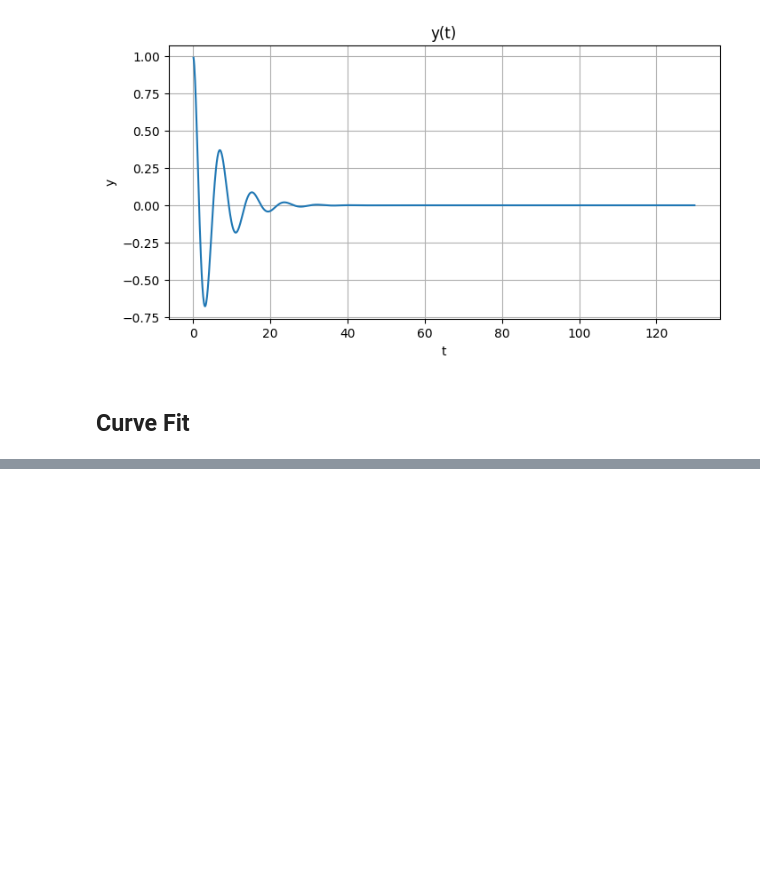
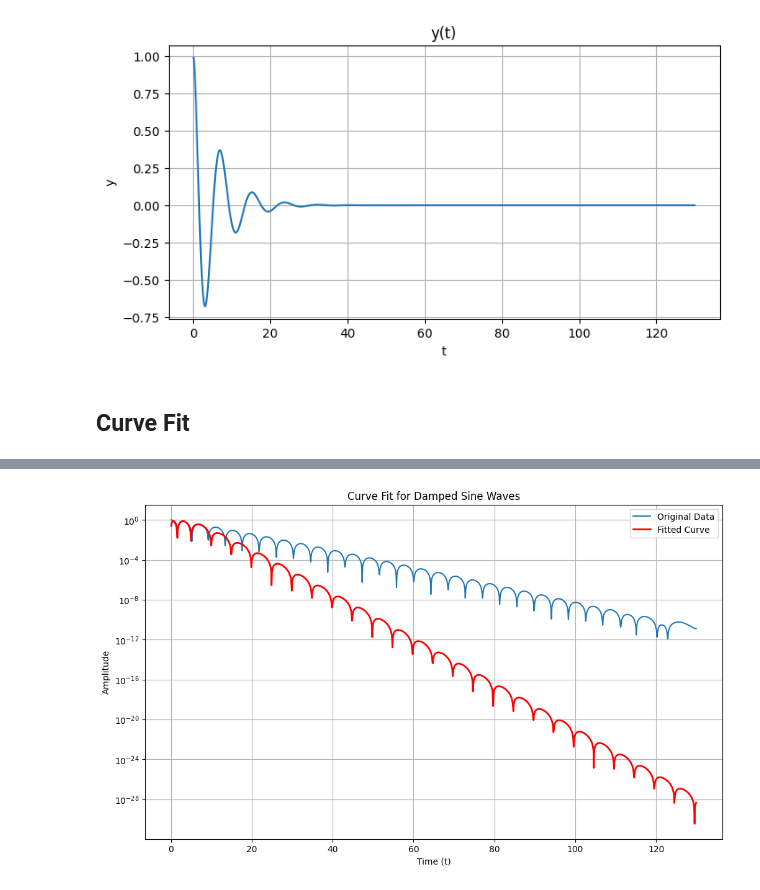
Before and after one commit to keiichirokubota/varpro, a Jupyter notebook: varpro.ipynb, the cells around one changed output, grey strips where cells are left out. Saved outputs shown, nothing was run; the diff lists cells and outputs as text; code cells hidden in the pictures; blank space fills up the shorter version.

```diff
--- a/varpro.ipynb
+++ b/varpro.ipynb
@@ -125,3 +120,18 @@ plt.ylim(0.17, 0.23)
+# %%
+initial_guess = [
+    1.0,  # A1
+    # -0.2116451411183, # lambda1
+    # 0.7391984327078,  # omega1
+    - 0.17792, # lambda1
+    0.74734,  # omega1
+    0,    # phi1
+    0.8,  # A2
+    # -0.217234709569, # lambda2
+    # 0.736312554, # omega2
+    -0.54783, # lambda2
+    0.693422, # omega2
+    0     # phi2
+]
 # %%
 import matplotlib.pyplot as plt
 import numpy as np
@@ -239,0 +288,67 @@ TypeError: close() argument must be a Figure, an int, a string, or None, not <cl
+# %%
+import numpy as np
+from scipy.optimize import curve_fit
+import matplotlib.pyplot as plt
+
+def fit_func(t, A1, A2, A3, A4, lambda1, omega1):
+    """
+    フィッティング対象の関数：2つの減衰正弦波の和
+    f(t) = A1*exp(lambda1*t)*sin(omega1*t+phi1) + A2*exp(lambda2*t)*sin(omega2*t+phi2)
+    """
+    return (A1 + A2 * t ) * np.exp(lambda1 * t) * np.sin(omega1 * t ) + (A3 + A4 * t ) * np.exp(lambda1 * t) * np.sin(omega1 * t )
+
+
+# --- 2. カーブフィッティングの実行 ---
+# パラメータの初期推測値 (p0)
+# 良い初期値を与えることがフィッティング成功の鍵となります。
+# データを見て、おおよその値を推測します。
+initial_guess = [
+    1.0,  # A1
+    1.0,  # A2
+    1.0,  # A3
+    1.0,  # A4
+    # -0.2116451411183, # lambda1
+    # 0.7391984327078,  # omega1
+    - 0.17792, # lambda1
+    0.74734  # omega1
+]
+
+# パラメータの境界 (bounds) を設定 (オプションですが推奨)
+# A > 0, lambda < 0 など、物理的な制約を設けることで収束しやすくなります。
+bounds = (
+    [-np.inf, -np.inf, -np.inf, -np.inf, -np.inf, -2*np.pi,], # 下限
+    [np.inf, np.inf, np.inf, np.inf, np.inf, 2*np.pi]  # 上限
+)
+
+try:
+    # curve_fit を実行
+    popt, pcov = curve_fit(
+        fit_func,
+        t_data,
+        y_data,
+        p0=initial_guess,
+        bounds=bounds,
+        maxfev=10000 # 計算回数の上限を増やす
+    )
+
+    # --- 3. 結果の表示 ---
+    print("フィッティングで得られた最適パラメータ:")
+    param_names = ['A1', 'A2', 'A3', 'A4', 'lambda1', 'omega1']
+    for name, value in zip(param_names, popt):
+        print(f"{name:>8s}: {value:.4f}")
+
+    # --- 4. 結果のプロット ---
+    plt.figure(figsize=(12, 7))
+    plt.semilogy(t_data, np.abs(y_data), label='Original Data')
+    plt.semilogy(t_data, np.abs(fit_func(t_data, *popt)), label='Fitted Curve', color='red', linewidth=2)
+    plt.title('Curve Fit for Damped Sine Waves')
+    plt.xlabel('Time (t)')
+    plt.ylabel('Amplitude')
+    plt.legend()
+    plt.grid(True)
+    plt.show()
+
+except RuntimeError as e:
+    print(f"フィッティングに失敗しました: {e}")
+    print("初期推測値(p0)や境界(bounds)を見直してください。")
+# %% [output]
@@ -239,0 +362 @@ TypeError: close() argument must be a Figure, an int, a string, or None, not <cl
+[figure, added]
```
Also changed, not shown: parts of 12 cells of this notebook, 6 other files.
